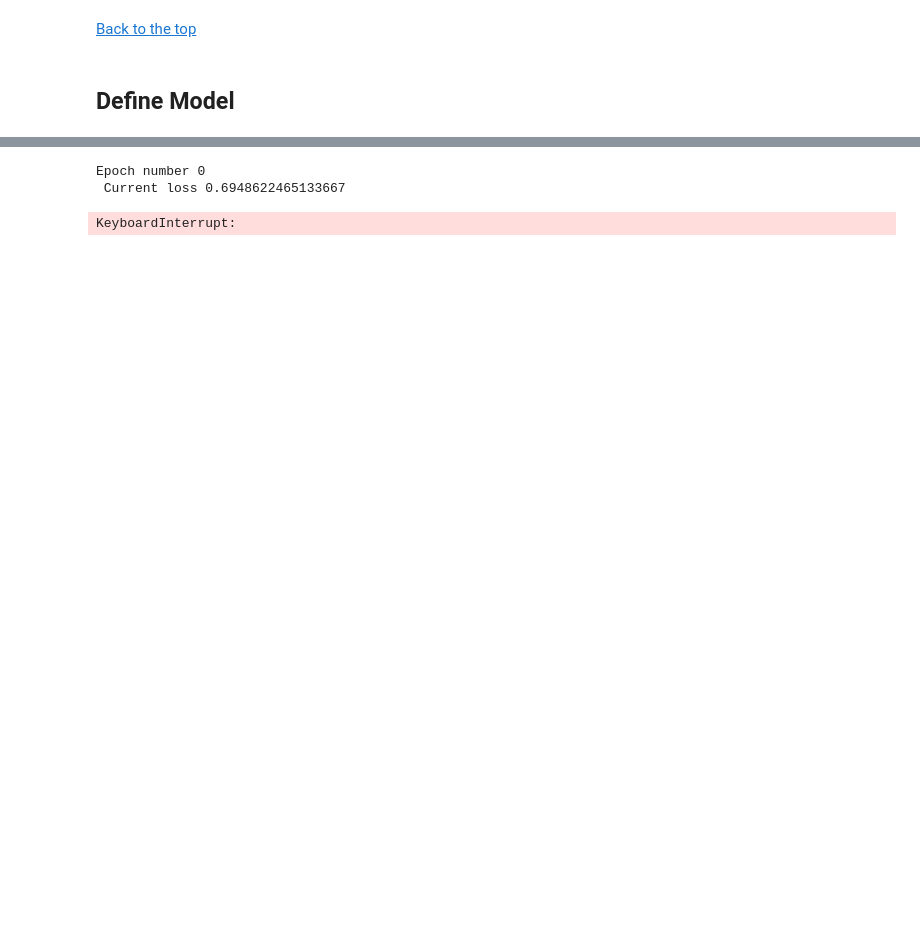
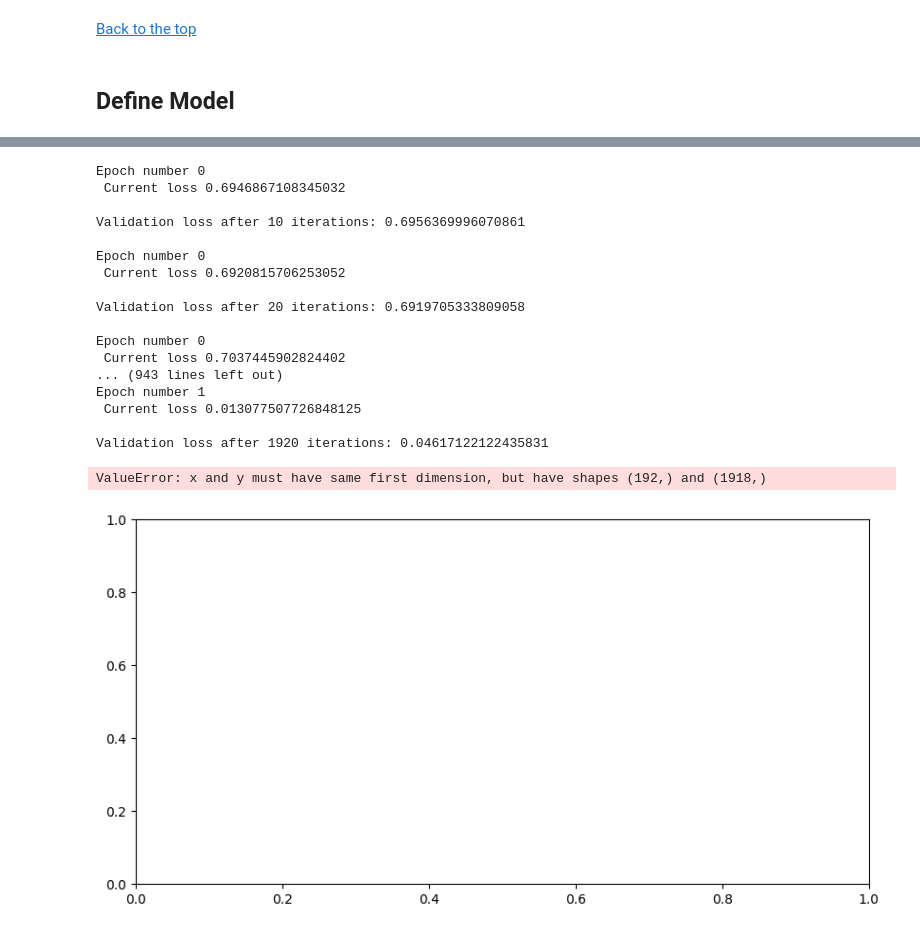
Before and after one commit to Schmiddi3110/DeepVisionProject, a Jupyter notebook: DeepVisionProject.ipynb, the cells around one changed output, grey strips where cells are left out. Drawn from its saved outputs; the diff is of its cells as text; code cells hidden in the pictures; blank space fills up the shorter version.

```diff
--- a/DeepVisionProject.ipynb
+++ b/DeepVisionProject.ipynb
@@ -301,13 +302,29 @@ Test loss: 1.915178656578064
 # %%
 import MultitaskSignatureNet
 
 signature_train_loader = DataLoader(signature_train_dataset, shuffle=True, num_workers=8, batch_size=64)
 signature_valid_loader = DataLoader(signature_valid_dataset, shuffle=True, num_workers=8, batch_size=64)
 
-signature_net = MultitaskSignatureNet.SignatureNet()#.cuda()
+signature_net = MultitaskSignatureNet.SignatureNet().cuda()
 optimizer = optim.Adam(signature_net.parameters(), lr = 0.0005)
-signature_net.train_network(signature_train_loader, signature_valid_loader, signature_net, optimizer, epochs=1)
+signature_net.train_network(signature_train_loader, signature_valid_loader, signature_net, optimizer, epochs=2)
 # %% [output]
 Epoch number 0
- Current loss 0.6948622465133667
+ Current loss 0.6946867108345032
+
+Validation loss after 10 iterations: 0.6956369996070861
+
+Epoch number 0
+ Current loss 0.6920815706253052
+
+Validation loss after 20 iterations: 0.6919705333809058
+
+Epoch number 0
+ Current loss 0.7037445902824402
+... (943 lines left out)
+Epoch number 1
+ Current loss 0.013077507726848125
+
+Validation loss after 1920 iterations: 0.04617122122435831
-KeyboardInterrupt:
+ValueError: x and y must have same first dimension, but have shapes (192,) and (1918,)
+[figure, added]
```
Also changed, not shown: parts of 6 cells of this notebook, 4 other files.
